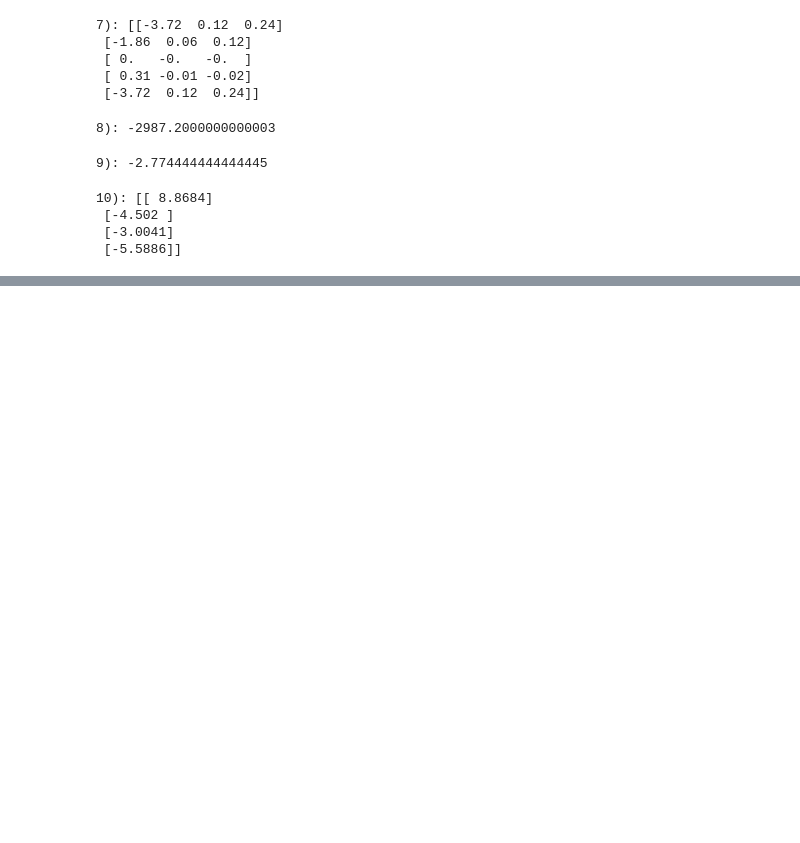
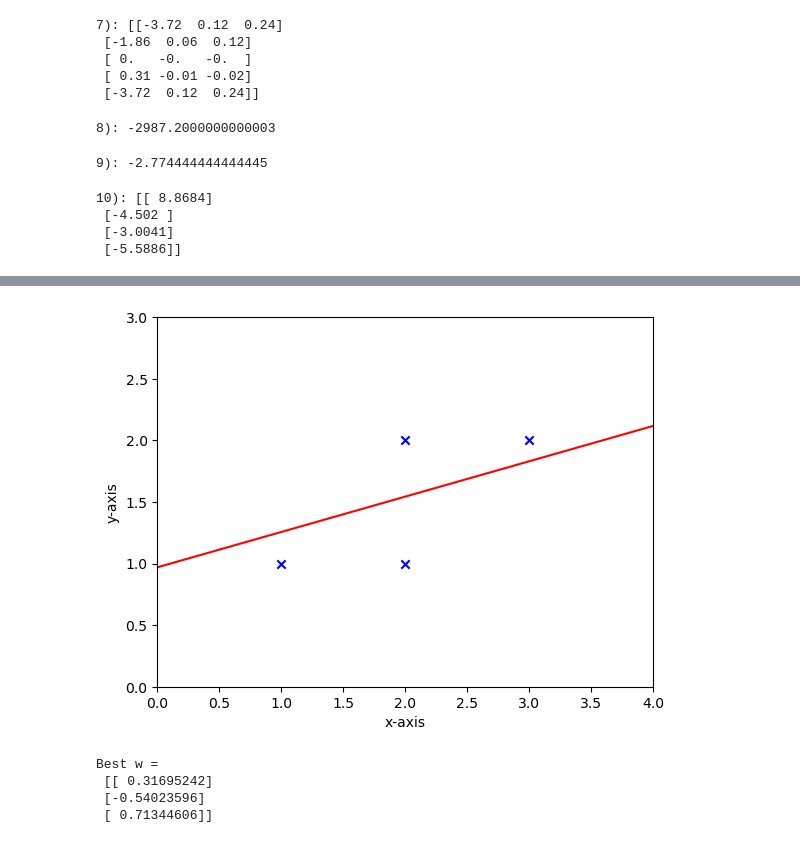
Before and after one commit to kennethaldridge/DS4400-HW, a Jupyter notebook: ds4400_hw2.ipynb, the cells around one changed output, grey strips where cells are left out. Cells and saved outputs as stored; diff of their text form; code cells hidden in the pictures; blank space fills up the shorter version.

```diff
--- a/ds4400_hw2.ipynb
+++ b/ds4400_hw2.ipynb
@@ -86,0 +104,13 @@ print(f'10): {ans}')
+# %%
+# function and derivative
+n = len(x_points)
+
+def phi(x):
+    return np.array([[x, 1]]).T
+
+def f(w, n):
+    return 1/n * sum((w.T.dot(phi(x_points[i]))-y_points[i])**2 for i in range(n))
+
+def f_prime(w, n):
+    sigma = sum((w.T.dot(phi(x_points[i]))-y_points[i])*(phi(x_points[i])) for i in range(n))
+    return (2/n) * sigma
@@ -86,0 +136,53 @@ print(f'10): {ans}')
+# %%
+x_line = np.linspace(0, 6, 100)
+y_line = a * x_line + b  # y = ax+b
+
+# Plot points
+plt.scatter(x_points, y_points, color='blue', marker='x')
+plt.xlim([0, 4])
+plt.ylim([0, 3])
+
+# plot regressopm
+plt.plot(x_line, y_line, linestyle='-', color='red')
+
+plt.xlabel('x-axis')
+plt.ylabel('y-axis')
+plt.show()
+# %% [output]
+[figure, added]
+# %%
+# Question 3
+x_points = [1, 2, 1.5, 3]
+y_points = [1, 1, 0, 2]
+
+n = len(x_points)
+
+def phi(x):
+    return np.array([[x**2, x, 1]]).T
+
+def f(w, n):
+    return 1/n * sum((w.T.dot(phi(x_points[i]))-y_points[i])**2 for i in range(n))
+
+def f_prime(w, n):
+    sigma = sum((w.T.dot(phi(x_points[i]))-y_points[i])*(phi(x_points[i])) for i in range(n))
+    return (2/n) * sigma
+
+# Gradient descent
+eta = 0.02
+
+f_value_list = []
+w = np.array([[1], [1], [1]])
+
+for i in range(1000):
+    w = w - eta * f_prime(w, n)
+    f_value_list.append(f(w, n).item())
+
+print('Best w = \n', w)
+a = w[0].item()
+b = w[1].item()
+c = w[2].item()
+# %% [output]
+Best w =
+ [[ 0.31695242]
+ [-0.54023596]
+ [ 0.71344606]]
```
Also changed, not shown: parts of 20 cells of this notebook.
